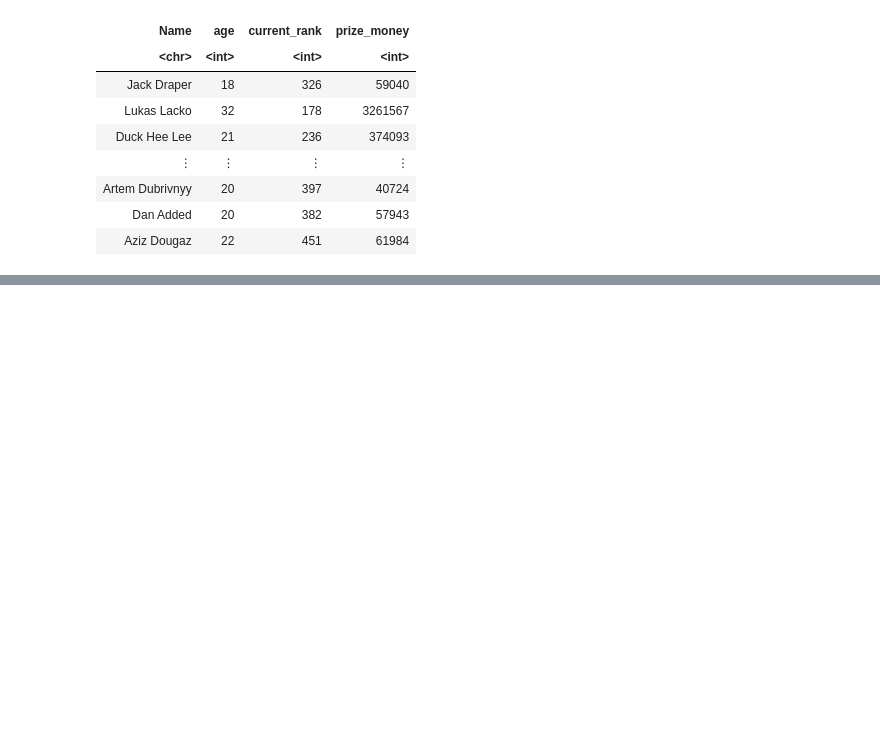
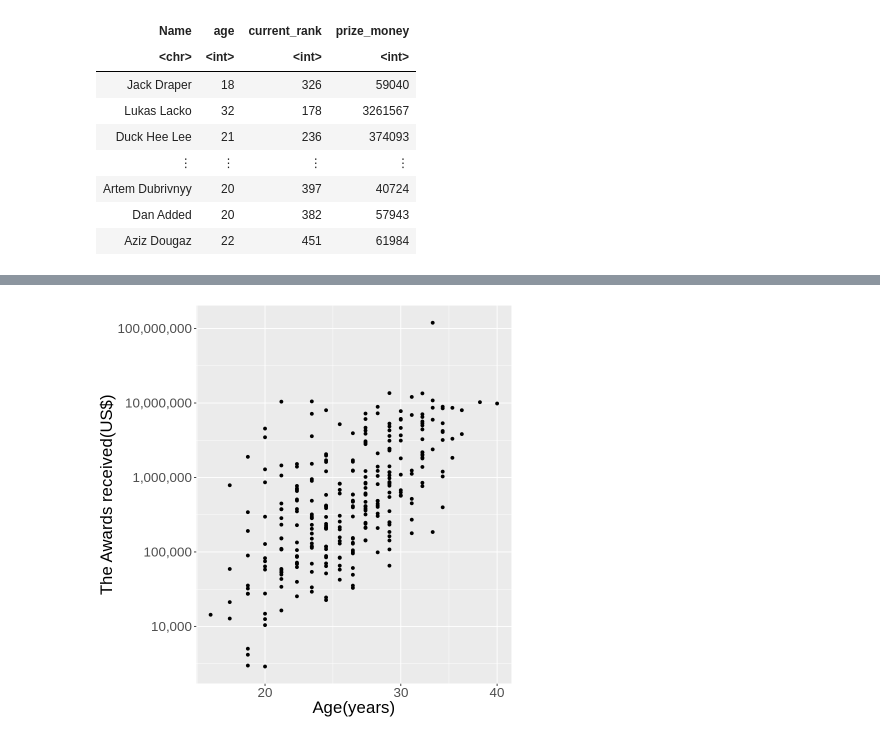
Before and after one commit to HaoyuYou/player_group_project, a Jupyter notebook: group_proposal.ipynb, the cells around one changed output, grey strips where cells are left out. Cells and saved outputs as stored; diff of their text form; code cells hidden in the pictures; blank space fills up the shorter version.

```diff
--- a/group_proposal.ipynb
+++ b/group_proposal.ipynb
@@ -102,3 +96,10 @@ A tibble: 398 × 4
 | Artem Dubrivnyy | 20 | 397 | 40724 |
 | Dan Added | 20 | 382 | 57943 |
 | Aziz Dougaz | 22 | 451 | 61984 |
+# %%
+player_split <- initial_split(player_data, prop = 0.75, strata = prize_money)
+player_training <- training(player_split)
+player_testing <- testing(player_split)
+
+player_training
+player_testing
@@ -104,0 +127,12 @@ A tibble: 398 × 4
+# %%
+age_plot <- player_training |>
+            ggplot(aes(x = age, y = prize_money)) +
+            geom_point() +
+            labs(x = "Age(years)", y = "The Awards received(US$)") +
+                    theme(text = element_text(size = 20)) +
+                    scale_x_log10(labels = comma) +
+                    scale_y_log10(labels = comma)
+
+age_plot
+# %% [output]
+[figure, added]
```
Also changed, not shown: parts of 13 cells of this notebook.
